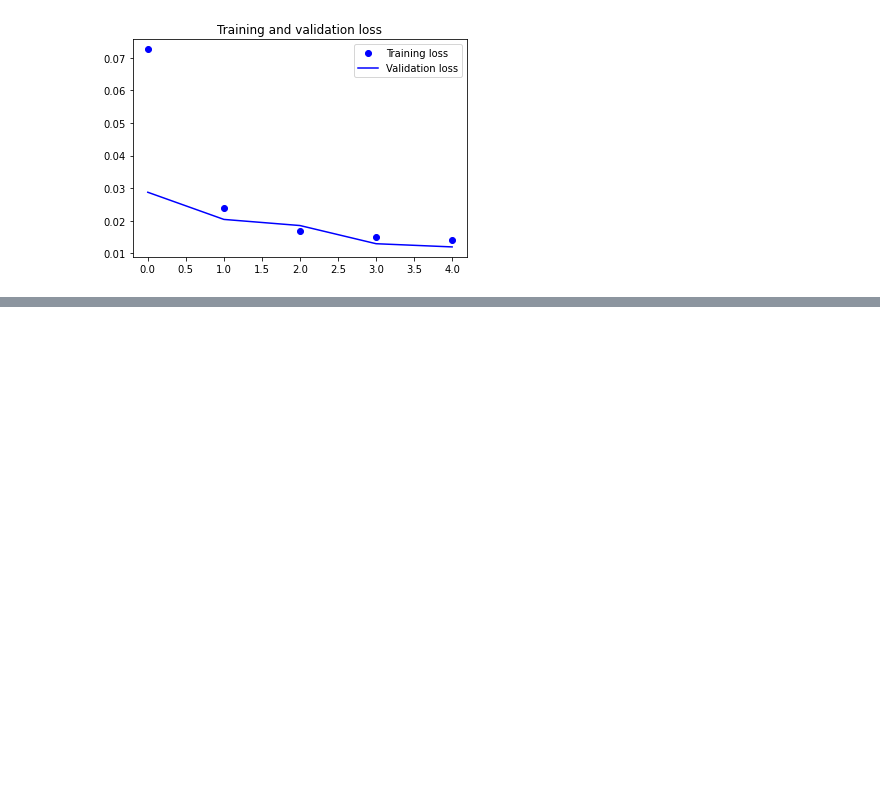
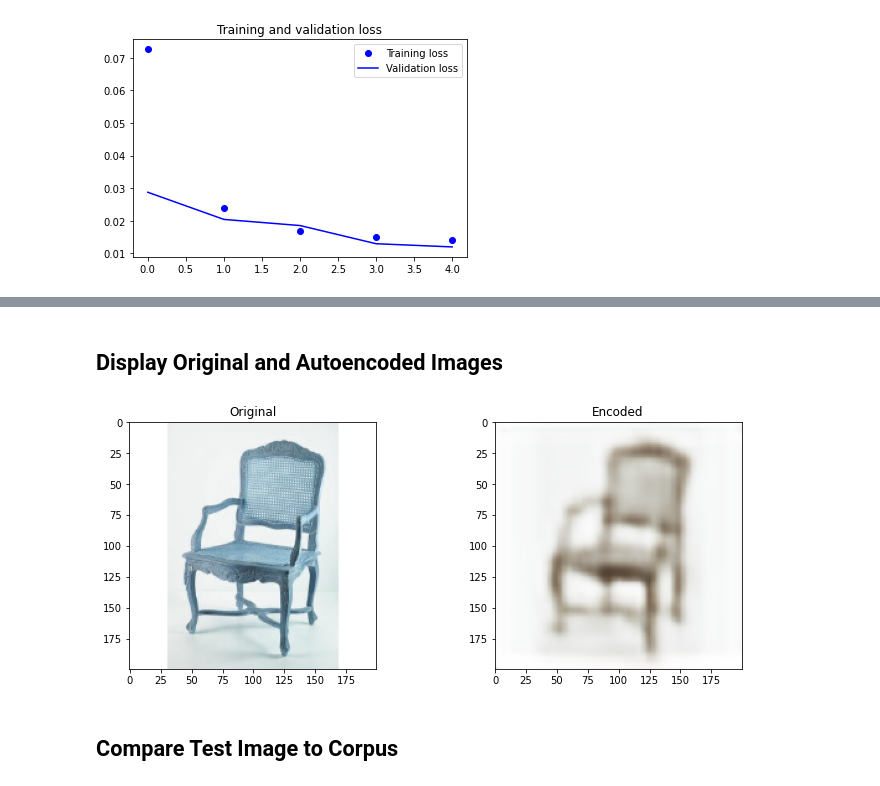
Before and after one commit to baharbiazar/image_search_engine, a Jupyter notebook: search_engine.ipynb, the cells around one changed output, grey strips where cells are left out. Drawn from its saved outputs; the diff is of its cells as text; code cells hidden in the pictures; blank space fills up the shorter version.

Commit message:
autoencoders updated

```diff
--- a/search_engine.ipynb
+++ b/search_engine.ipynb
@@ -485,0 +446,12 @@ feature_extractor.save('./autoencoder/models/feature_extractor.h5')
+# %%
+# Functions to convert images to 3D (image_dim, image_dim, 3)
+# or 4D (1, image_dim, image_dim, 3) tensors
+
+def image_to_3d_tensor(image_path):
+    im = cv2.resize(cv2.imread(image_path), (image_dimension, image_dimension)).astype(np.float32)
+    return im/255
+
+def image_to_4d_tensor(image_path):
+    im = image_to_3d_tensor(image_path)
+    im = im.reshape(1, image_dimension, image_dimension, 3)
+    return im
@@ -485,0 +490,21 @@ feature_extractor.save('./autoencoder/models/feature_extractor.h5')
+# %% [markdown]
+## Display Original and Autoencoded Images
+# %%
+def display_orig_and_encoded(image):
+    orig = image_to_3d_tensor(image)
+    pred = autoencoder.predict(orig.reshape(1, image_dimension, image_dimension, 3))\
+            .reshape(image_dimension, image_dimension, 3)
+    # print(orig.shape, pred.shape)
+    plt.figure(figsize=(12, 10))
+    plt.subplot(221)
+    plt.imshow(orig)
+    plt.title('Original')
+    plt.subplot(222)
+    plt.imshow(pred)
+    plt.title('Encoded')
+# %%
+display_orig_and_encoded('/Users/bahar/Desktop/autoencoder/all/chairs/AAI2251.png')
+# %% [output]
+[figure, added]
+# %% [markdown]
+## Compare Test Image to Corpus
```
Also changed, not shown: parts of 19 cells of this notebook.
